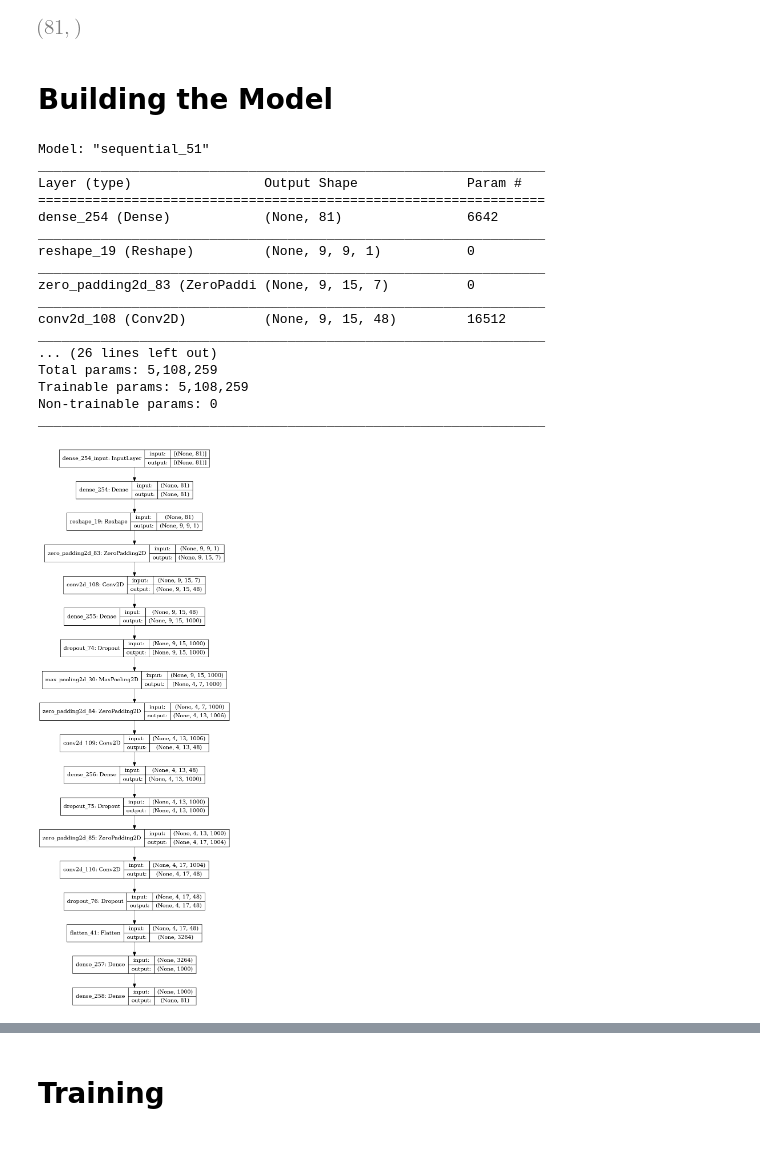
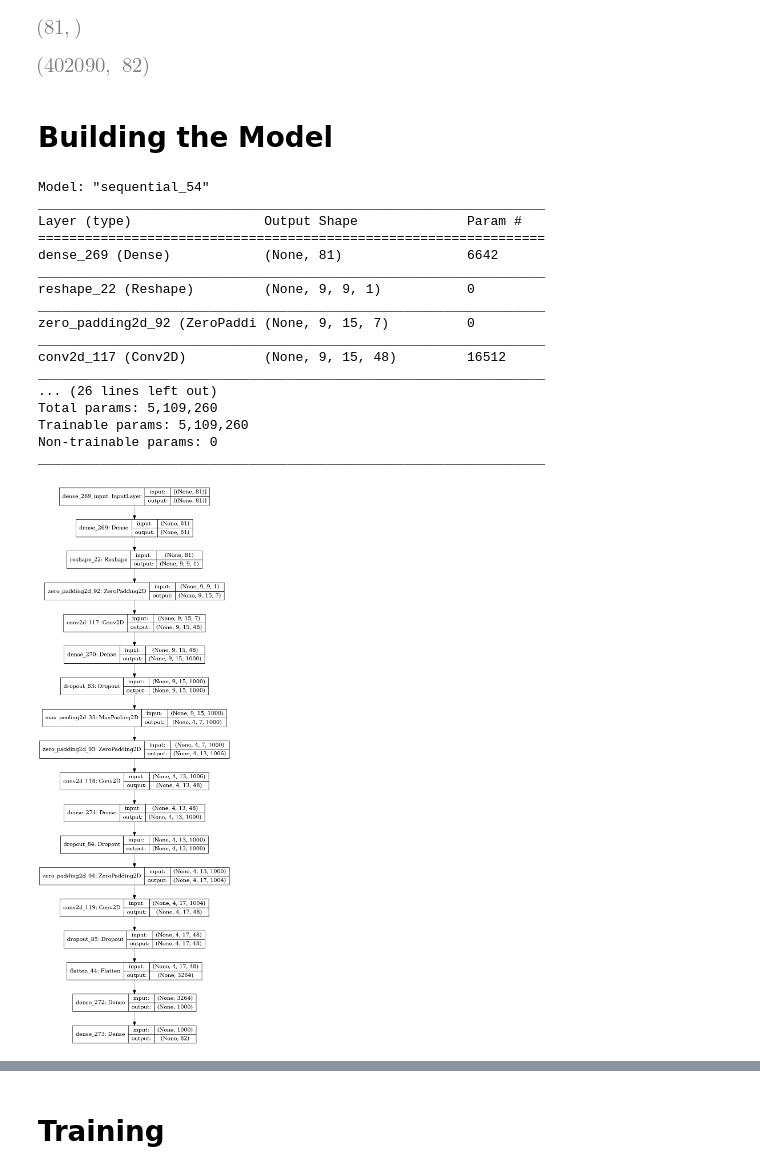
Before and after one commit to CSCI4850/s21-team6-project, a Jupyter notebook: GOnet.ipynb, the cells around one changed output, grey strips where cells are left out. Saved outputs shown, nothing was run; the diff lists cells and outputs as text; code cells hidden in the pictures; blank space fills up the shorter version.

Commit message:
Update GOnet.ipynb
Bug fixes
- changed output size to proper size for training to account for all possible outcomes

```diff
--- a/GOnet.ipynb
+++ b/GOnet.ipynb
@@ -98,6 +98,10 @@ Y_train, Y_test = Y[:training_samples], Y[training_samples:]
 X[0].shape
 # %% [output]
 [figure]
+# %%
+Y.shape
+# %% [output]
+[figure, added]
 # %% [markdown]
 # Building the Model
 # %%
@@ -124,41 +128,41 @@ model.add(keras.layers.Conv2D(48, kernel_size = (3, 3), activation = 'relu', pad
 model.add(keras.layers.Dropout(0.25))
 model.add(keras.layers.Flatten())
 model.add(keras.layers.Dense(1000, activation = 'relu'))
-model.add(keras.layers.Dense(board_size, activation = 'softmax'))
+model.add(keras.layers.Dense(Y.shape[1], activation = 'softmax'))
 
 #hidden1 = keras.layers.Dense(1000, activation = 'relu')(conv2D_1)
 #hidden2 = keras.layers.Dense(1000, activation = 'relu')(hidden1)
 #hidden3 = keras.layers.Dense(1000, activation = 'relu')(hidden2)
 #drop1 = keras.layers.Dropout(0.2)(hidden3)
 #hidden4 = keras.layers.Dense(1000, activation = 'relu')(drop1)
 #hidden5 = keras.layers.Dense(1000, activation = 'relu')(hidden4)
 #output = keras.layers.Dense(82, activation = 'softmax')(hidden5)
 #model = Model(inputs = conv2D_1, outputs = output)
 
 model.compile(loss=keras.losses.CategoricalCrossentropy(), optimizer = keras.optimizers.Adam(), metrics = [keras.metrics.CategoricalAccuracy()])
 model.summary()
 keras.utils.plot_model(model, show_shapes = True, expand_nested = True, show_layer_names = True)
 
 #0 if the game ends
 #1 - 81
 #row major order from top left, bottom right is 81
 # %% [output]
-Model: "sequential_51"
+Model: "sequential_54"
 _________________________________________________________________
 Layer (type)                 Output Shape              Param #
 =================================================================
-dense_254 (Dense)            (None, 81)                6642
+dense_269 (Dense)            (None, 81)                6642
 _________________________________________________________________
-reshape_19 (Reshape)         (None, 9, 9, 1)           0
+reshape_22 (Reshape)         (None, 9, 9, 1)           0
 _________________________________________________________________
-zero_padding2d_83 (ZeroPaddi (None, 9, 15, 7)          0
+zero_padding2d_92 (ZeroPaddi (None, 9, 15, 7)          0
 _________________________________________________________________
-conv2d_108 (Conv2D)          (None, 9, 15, 48)         16512
+conv2d_117 (Conv2D)          (None, 9, 15, 48)         16512
 _________________________________________________________________
 ... (26 lines left out)
-Total params: 5,108,259
-Trainable params: 5,108,259
+Total params: 5,109,260
+Trainable params: 5,109,260
 Non-trainable params: 0
 _________________________________________________________________
-[figure, old version]
+[figure, new version]
 # %%
```
Also changed, not shown: parts of 2 cells of this notebook.
